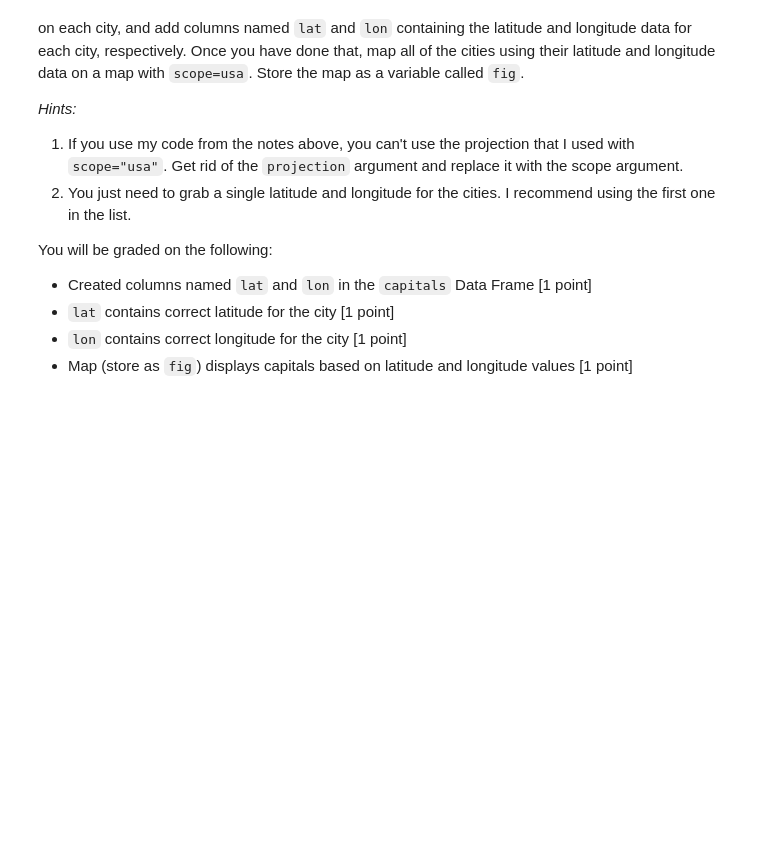
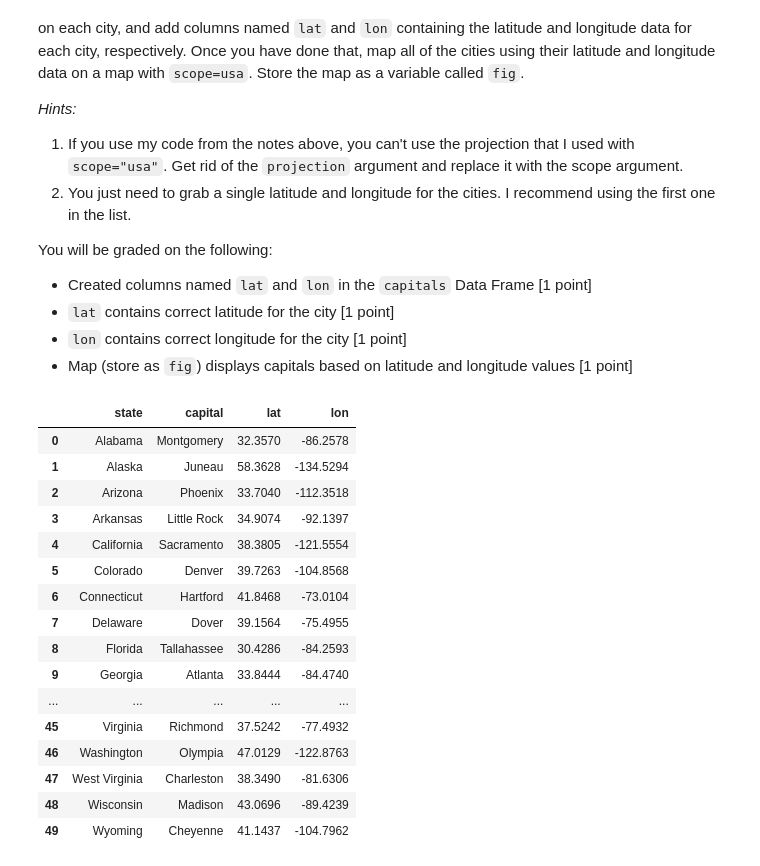
Before and after one commit to DJChallas/econ8320-assignment-09, a Jupyter notebook: Lesson.ipynb, the cells around one changed output. Saved outputs shown, nothing was run; the diff lists cells and outputs as text; code cells hidden in the pictures; blank space fills up the shorter version.

Commit message:
Attempt 3 - display dataframe

```diff
--- a/Lesson.ipynb
+++ b/Lesson.ipynb
@@ -496,31 +496,54 @@ def get_Lat_Lon(state_abbrev: str, city: str):
     r.raise_for_status()
     data = r.json()
     places = data.get("places", [])
     if not places:
         return float('nan'), float('nan')
     p0 = places[0]
     try:
         lat = float(p0.get("latitude"))
         lon = float(p0.get("longitude"))
     except (TypeError, ValueError):
         return float('nan'), float('nan')
     return lat, lon
 
 capitals[["lat", "lon"]] = capitals.apply(
     lambda row: pd.Series(get_Lat_Lon(row["abbrev"], row["capital"])),
     axis=1
 )
 ###
 
+display(
+    capitals.loc[:, ["state", "capital", "lat", "lon"]]
+            .sort_values("state")
+            .reset_index(drop=True)
+)
+
 fig = px.scatter_geo(
     capitals.dropna(subset=["lat","lon"]),
     lat="lat",
     lon="lon",
     hover_data=["state", "capital"],
     scope="usa",
     width=900,
     height=600,
 )
 fig.show()
 # %% [output]
+|  | state | capital | lat | lon |
+| 0 | Alabama | Montgomery | 32.3570 | -86.2578 |
+| 1 | Alaska | Juneau | 58.3628 | -134.5294 |
+| 2 | Arizona | Phoenix | 33.7040 | -112.3518 |
+| 3 | Arkansas | Little Rock | 34.9074 | -92.1397 |
+| 4 | California | Sacramento | 38.3805 | -121.5554 |
+| 5 | Colorado | Denver | 39.7263 | -104.8568 |
+| 6 | Connecticut | Hartford | 41.8468 | -73.0104 |
+| 7 | Delaware | Dover | 39.1564 | -75.4955 |
+| 8 | Florida | Tallahassee | 30.4286 | -84.2593 |
+| 9 | Georgia | Atlanta | 33.8444 | -84.4740 |
+| ... | ... | ... | ... | ... |
+| 45 | Virginia | Richmond | 37.5242 | -77.4932 |
+| 46 | Washington | Olympia | 47.0129 | -122.8763 |
+| 47 | West Virginia | Charleston | 38.3490 | -81.6306 |
+| 48 | Wisconsin | Madison | 43.0696 | -89.4239 |
+| 49 | Wyoming | Cheyenne | 41.1437 | -104.7962 |
 [interactive output not drawn]
```
